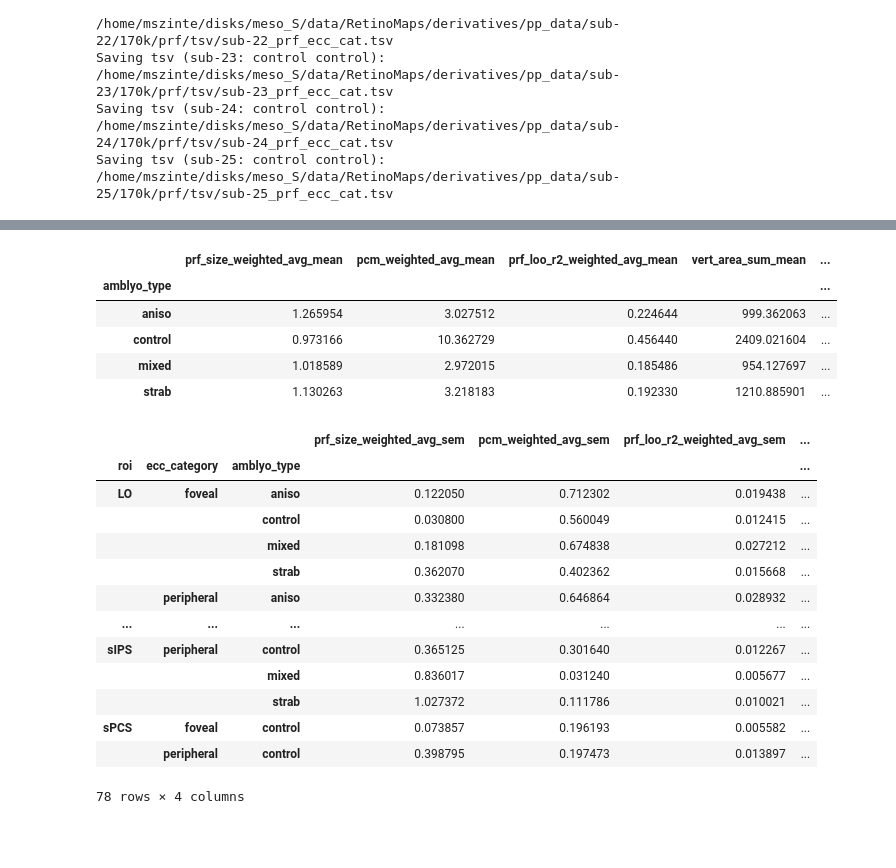
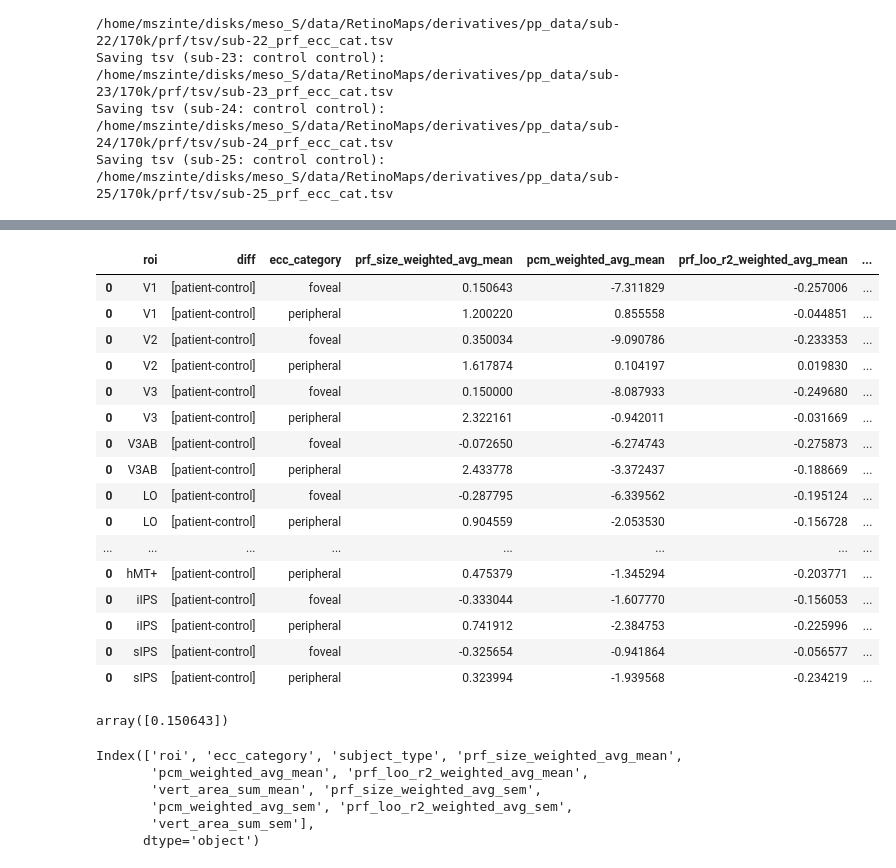
Before and after one commit to mszinte/amblyo_prf, a Jupyter notebook: analysis_code/main/compute_size_effect.ipynb.ipynb, the cells around one changed output, grey strips where cells are left out. Saved outputs shown, nothing was run; the diff lists cells and outputs as text; code cells hidden in the pictures; blank space fills up the shorter version.

```diff
--- a/analysis_code/main/compute_size_effect.ipynb.ipynb
+++ b/analysis_code/main/compute_size_effect.ipynb.ipynb
@@ -194,26 +235,33 @@ NameError: name 'ddd' is not defined
 # %%
-df_prf_ecc_cat_amblyo_type.loc[('V1', 'foveal')]
+df_subject_type_diff
 # %% [output]
-|  | prf_size_weighted_avg_mean | pcm_weighted_avg_mean | prf_loo_r2_weighted_avg_mean | vert_area_sum_mean | ... |
-| amblyo_type |  |  |  |  | ... |
-| aniso | 1.265954 | 3.027512 | 0.224644 | 999.362063 | ... |
-| control | 0.973166 | 10.362729 | 0.456440 | 2409.021604 | ... |
-| mixed | 1.018589 | 2.972015 | 0.185486 | 954.127697 | ... |
-| strab | 1.130263 | 3.218183 | 0.192330 | 1210.885901 | ... |
+|  | roi | diff | ecc_category | prf_size_weighted_avg_mean | pcm_weighted_avg_mean | prf_loo_r2_weighted_avg_mean | ... |
+| 0 | V1 | [patient-control] | foveal | 0.150643 | -7.311829 | -0.257006 | ... |
+| 0 | V1 | [patient-control] | peripheral | 1.200220 | 0.855558 | -0.044851 | ... |
+| 0 | V2 | [patient-control] | foveal | 0.350034 | -9.090786 | -0.233353 | ... |
+| 0 | V2 | [patient-control] | peripheral | 1.617874 | 0.104197 | 0.019830 | ... |
+| 0 | V3 | [patient-control] | foveal | 0.150000 | -8.087933 | -0.249680 | ... |
+| 0 | V3 | [patient-control] | peripheral | 2.322161 | -0.942011 | -0.031669 | ... |
+| 0 | V3AB | [patient-control] | foveal | -0.072650 | -6.274743 | -0.275873 | ... |
+| 0 | V3AB | [patient-control] | peripheral | 2.433778 | -3.372437 | -0.188669 | ... |
+| 0 | LO | [patient-control] | foveal | -0.287795 | -6.339562 | -0.195124 | ... |
+| 0 | LO | [patient-control] | peripheral | 0.904559 | -2.053530 | -0.156728 | ... |
+| ... | ... | ... | ... | ... | ... | ... | ... |
+| 0 | hMT+ | [patient-control] | peripheral | 0.475379 | -1.345294 | -0.203771 | ... |
+| 0 | iIPS | [patient-control] | foveal | -0.333044 | -1.607770 | -0.156053 | ... |
+| 0 | iIPS | [patient-control] | peripheral | 0.741912 | -2.384753 | -0.225996 | ... |
+| 0 | sIPS | [patient-control] | foveal | -0.325654 | -0.941864 | -0.056577 | ... |
+| 0 | sIPS | [patient-control] | peripheral | 0.323994 | -1.939568 | -0.234219 | ... |
 # %%
-df_prf_ecc_cat_amblyo_type_sem
+np.array(df_patient['prf_size_weighted_avg_mean'])-np.array(df_control['prf_size_weighted_avg_mean'])
 # %% [output]
-|  |  |  | prf_size_weighted_avg_sem | pcm_weighted_avg_sem | prf_loo_r2_weighted_avg_sem | ... |
-| roi | ecc_category | amblyo_type |  |  |  | ... |
-| LO | foveal | aniso | 0.122050 | 0.712302 | 0.019438 | ... |
-|  |  | control | 0.030800 | 0.560049 | 0.012415 | ... |
-|  |  | mixed | 0.181098 | 0.674838 | 0.027212 | ... |
-|  |  | strab | 0.362070 | 0.402362 | 0.015668 | ... |
-|  | peripheral | aniso | 0.332380 | 0.646864 | 0.028932 | ... |
-| ... | ... | ... | ... | ... | ... | ... |
-| sIPS | peripheral | control | 0.365125 | 0.301640 | 0.012267 | ... |
-|  |  | mixed | 0.836017 | 0.031240 | 0.005677 | ... |
-|  |  | strab | 1.027372 | 0.111786 | 0.010021 | ... |
-| sPCS | foveal | control | 0.073857 | 0.196193 | 0.005582 | ... |
-|  | peripheral | control | 0.398795 | 0.197473 | 0.013897 | ... |
-78 rows × 4 columns
+array([0.150643])
+# %%
+df_subject_type.columns
+# %% [output]
+Index(['roi', 'ecc_category', 'subject_type', 'prf_size_weighted_avg_mean',
+       'pcm_weighted_avg_mean', 'prf_loo_r2_weighted_avg_mean',
+       'vert_area_sum_mean', 'prf_size_weighted_avg_sem',
+       'pcm_weighted_avg_sem', 'prf_loo_r2_weighted_avg_sem',
+       'vert_area_sum_sem'],
+      dtype='object')
```
Also changed, not shown: parts of 2 cells of this notebook.
